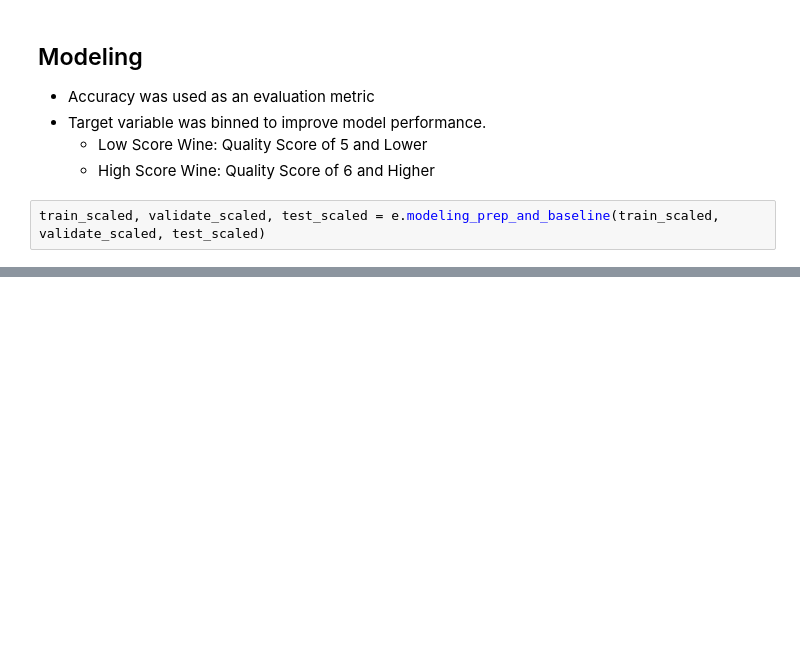
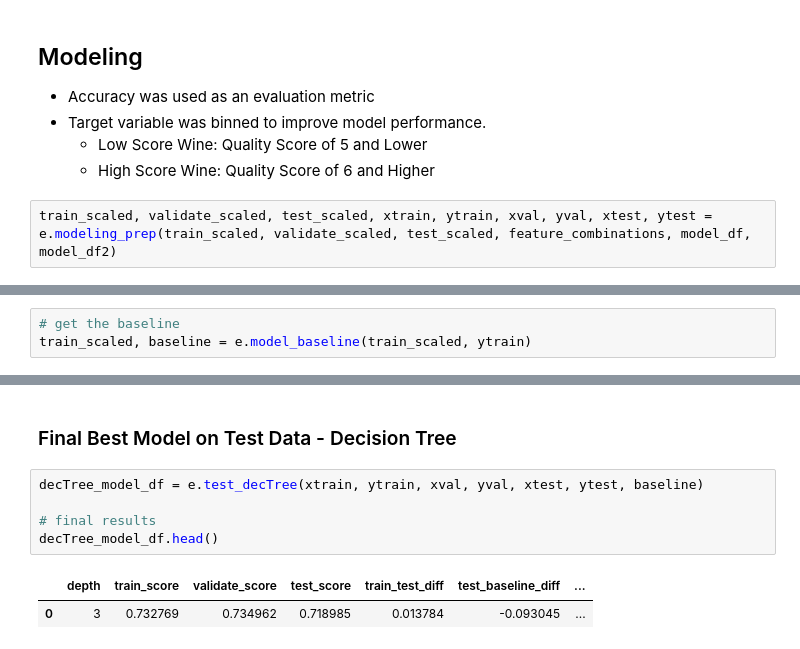
Before and after one commit to Codeup-Clustering-Project/wine_quality, a Jupyter notebook: final_report.ipynb, the cells around one changed output, grey strips where cells are left out. Drawn from its saved outputs; the diff is of its cells as text; blank space fills up the shorter version.

```diff
--- a/final_report.ipynb
+++ b/final_report.ipynb
@@ -175,4 +181,4 @@ We reject the null hypothesis.
     * Low Score Wine: Quality Score of 5 and Lower
     * High Score Wine: Quality Score of 6 and Higher
 # %%
-train_scaled, validate_scaled, test_scaled = e.modeling_prep_and_baseline(train_scaled, validate_scaled, test_scaled)
+train_scaled, validate_scaled, test_scaled, xtrain, ytrain, xval, yval, xtest, ytest = e.modeling_prep(train_scaled, validate_scaled, test_scaled, feature_combinations, model_df, model_df2)
@@ -180,0 +185,3 @@ AttributeError: 'DataFrame' object has no attribute 'dens_valAcid_cluster'
+# %%
+# get the baseline
+train_scaled, baseline = e.model_baseline(train_scaled, ytrain)
@@ -180,0 +228,10 @@ AttributeError: 'DataFrame' object has no attribute 'dens_valAcid_cluster'
+# %% [markdown]
+### Final Best Model on Test Data - Decision Tree
+# %%
+decTree_model_df = e.test_decTree(xtrain, ytrain, xval, yval, xtest, ytest, baseline)
+
+# final results
+decTree_model_df.head()
+# %% [output]
+|  | depth | train_score | validate_score | test_score | train_test_diff | test_baseline_diff | ... |
+| 0 | 3 | 0.732769 | 0.734962 | 0.718985 | 0.013784 | -0.093045 | ... |
```
Also changed, not shown: parts of 16 cells of this notebook.
